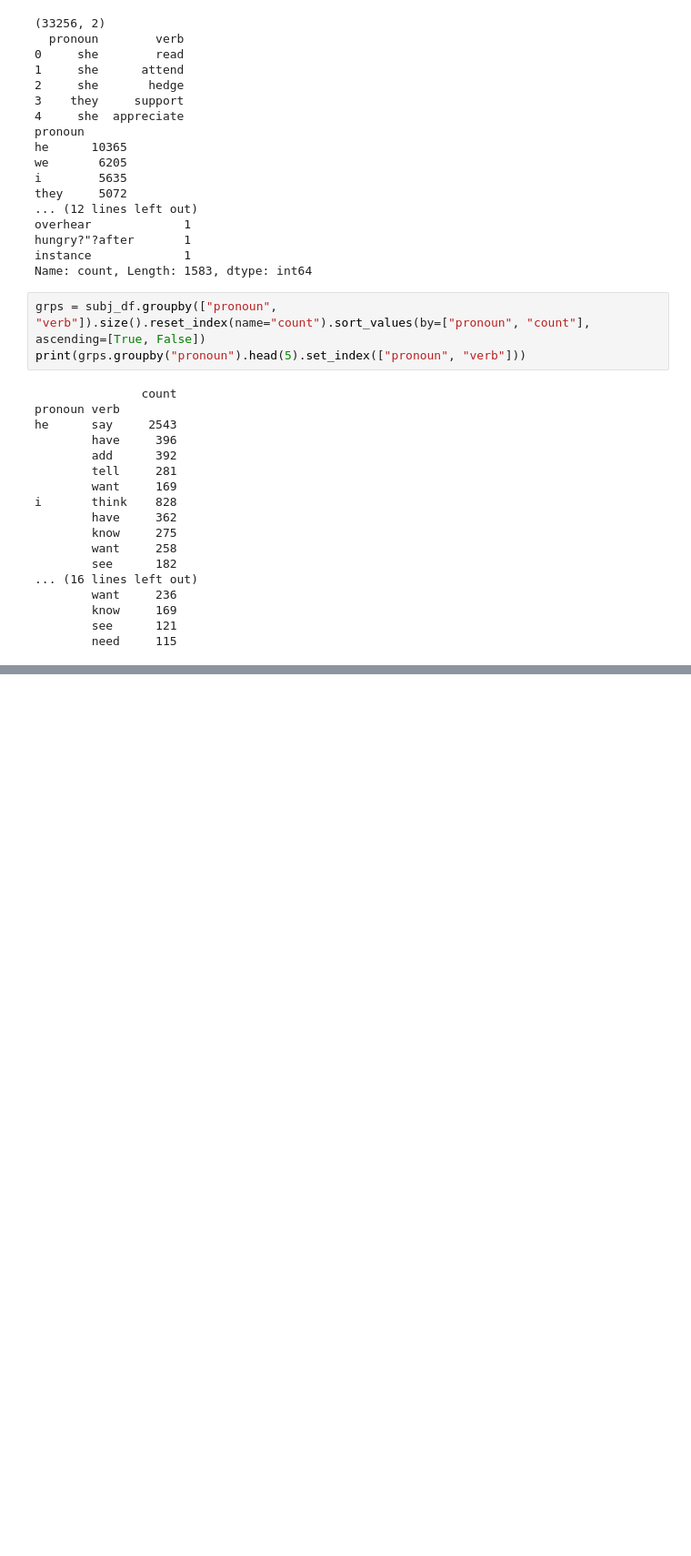
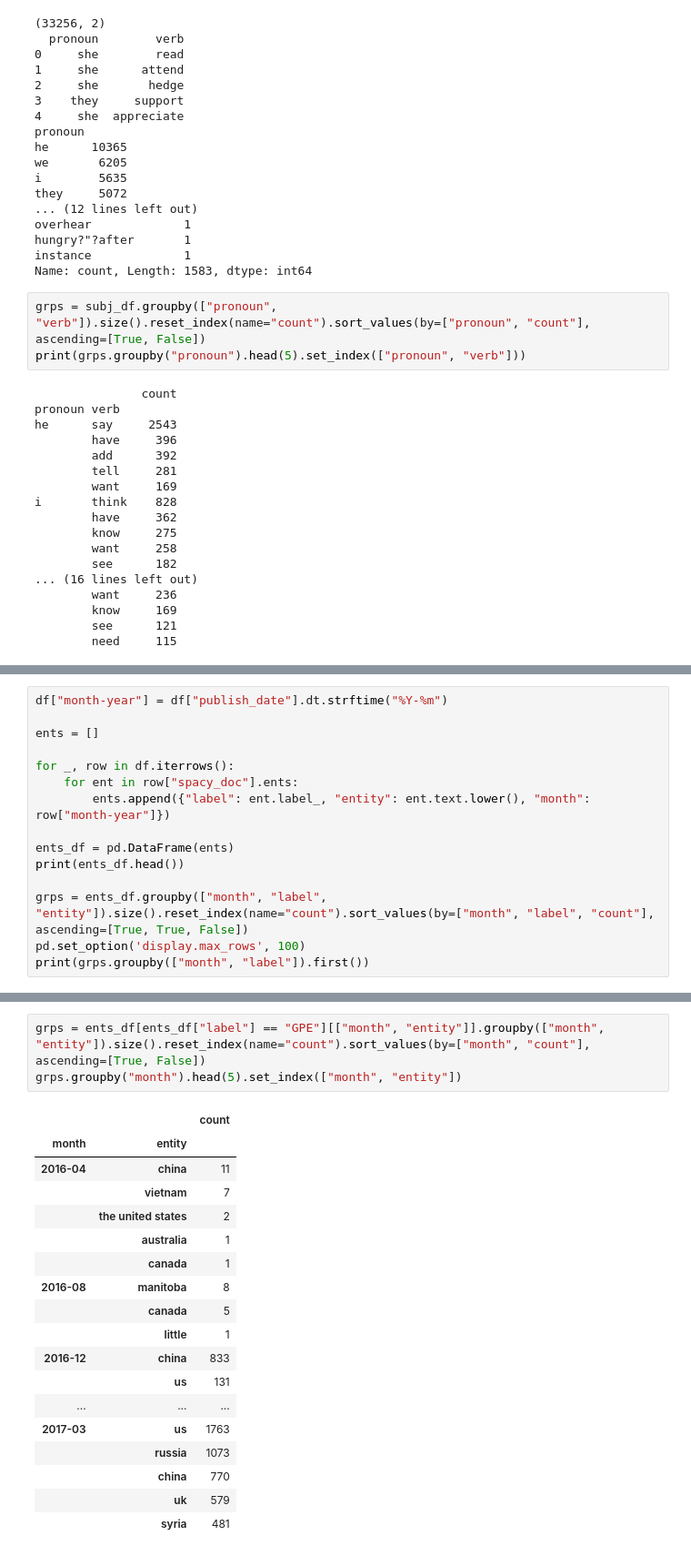
Before and after one commit to KaloyanBoychevv/Final-Project, a Jupyter notebook: Final_Projecct_Kaloayn_Boychev.ipynb, the cells around one changed output, grey strips where cells are left out. Shown at 91% size. Cells and saved outputs as stored; diff of their text form; blank space fills up the shorter version.

Commit message:
Adding NER and entity linker

```diff
--- a/Final_Projecct_Kaloayn_Boychev.ipynb
+++ b/Final_Projecct_Kaloayn_Boychev.ipynb
@@ -248,0 +260,15 @@ i       think    828
+# %%
+df["month-year"] = df["publish_date"].dt.strftime("%Y-%m")
+
+ents = []
+
+for _, row in df.iterrows():
+    for ent in row["spacy_doc"].ents:
+        ents.append({"label": ent.label_, "entity": ent.text.lower(), "month": row["month-year"]})
+
+ents_df = pd.DataFrame(ents)
+print(ents_df.head())
+
+grps = ents_df.groupby(["month", "label", "entity"]).size().reset_index(name="count").sort_values(by=["month", "label", "count"], ascending=[True, True, False])
+pd.set_option('display.max_rows', 100)
+print(grps.groupby(["month", "label"]).first())
@@ -248,0 +293,22 @@ i       think    828
+# %%
+grps = ents_df[ents_df["label"] == "GPE"][["month", "entity"]].groupby(["month", "entity"]).size().reset_index(name="count").sort_values(by=["month", "count"], ascending=[True, False])
+grps.groupby("month").head(5).set_index(["month", "entity"])
+# %% [output]
+|  |  | count |
+| month | entity |  |
+| 2016-04 | china | 11 |
+|  | vietnam | 7 |
+|  | the united states | 2 |
+|  | australia | 1 |
+|  | canada | 1 |
+| 2016-08 | manitoba | 8 |
+|  | canada | 5 |
+|  | little | 1 |
+| 2016-12 | china | 833 |
+|  | us | 131 |
+| ... | ... | ... |
+| 2017-03 | us | 1763 |
+|  | russia | 1073 |
+|  | china | 770 |
+|  | uk | 579 |
+|  | syria | 481 |
```
Also changed, not shown: parts of 5 cells of this notebook.
